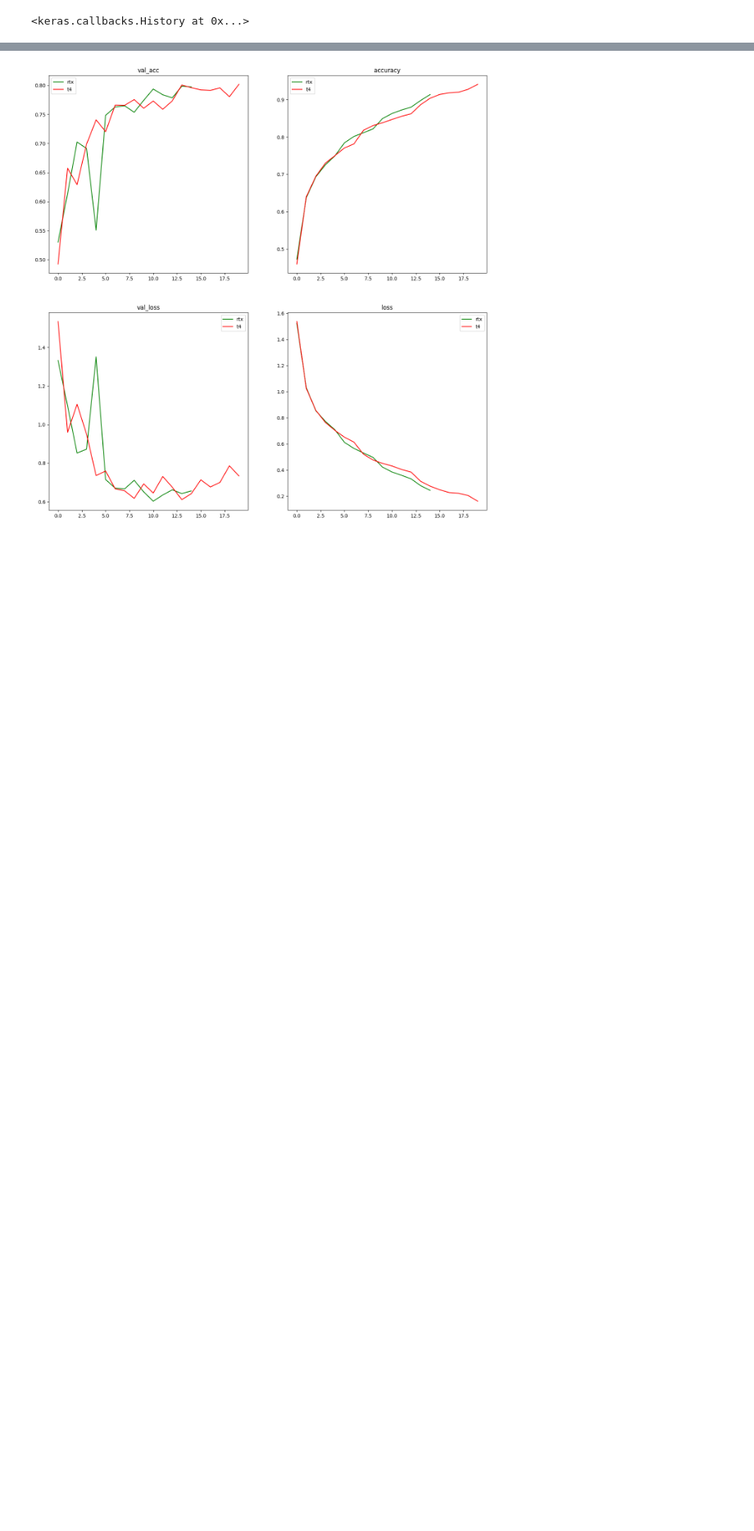
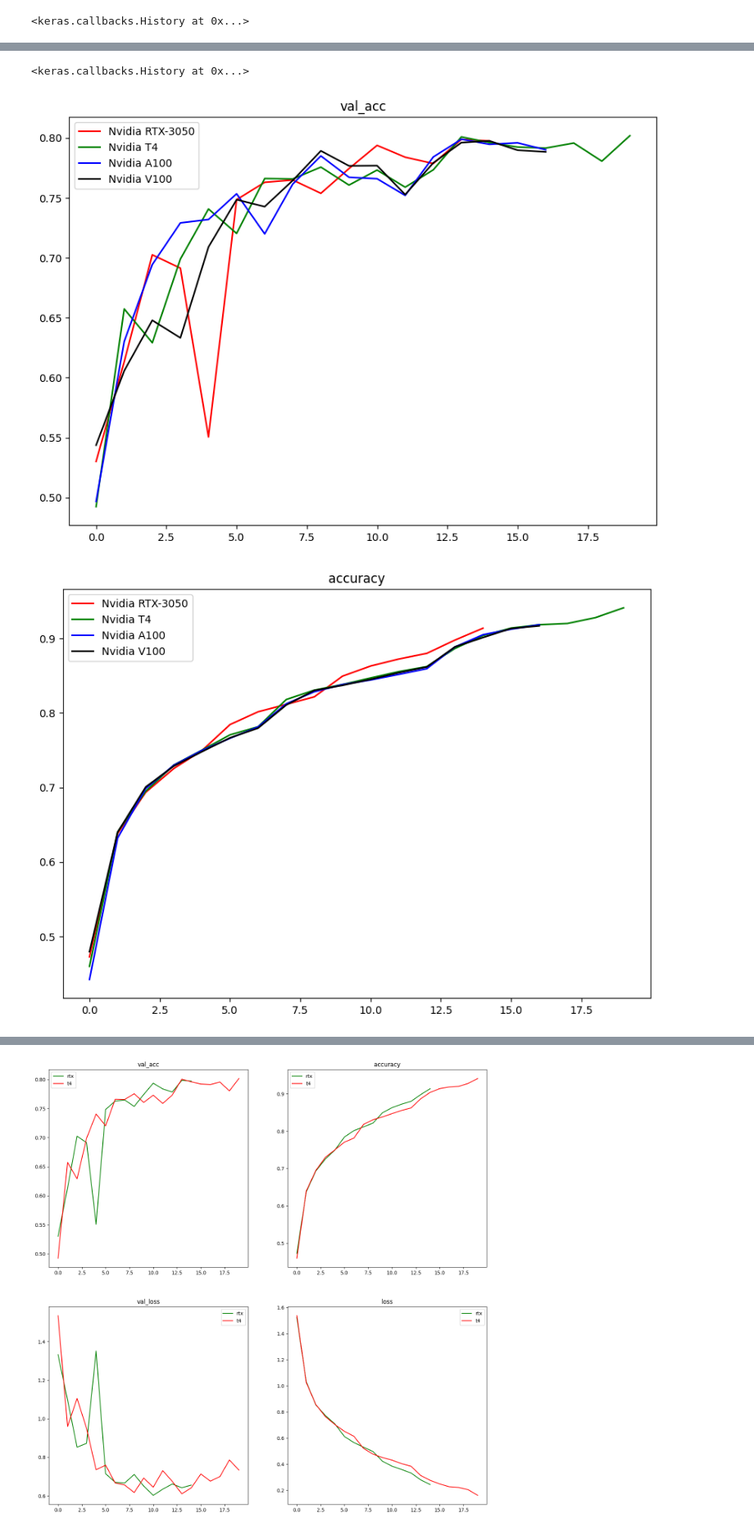
Before and after one commit to Ujjwal-Mk/IEEE, a Jupyter notebook: GPU_Plots.ipynb, the cells around one changed output, grey strips where cells are left out. Shown at 82% size. Drawn from its saved outputs; the diff is of its cells as text; code cells hidden in the pictures; blank space fills up the shorter version.

Commit message:
Finialzing the plots

```diff
--- a/GPU_Plots.ipynb
+++ b/GPU_Plots.ipynb
@@ -54,0 +83,9 @@ hist_dcnn
+# %%
+import pickle
+filepath = "history_var"
+filenames = [model_list[0],model_list[2],model_list[3],model_list[6]]
+vars1 = []
+for i in range(len(filenames)):
+    with open(f"{filepath}/{filenames[i]}", 'rb') as f:
+        vars1.append((pickle.load(f)))
+vars1
@@ -54,0 +97,10 @@ hist_dcnn
+# %%
+with open("history_var/historyeffnetb4","rb") as file:
+    effnet = pickle.load(file)
+effnet
+# %% [output]
+<keras.callbacks.History at 0x...>
+# %%
+vars1_dict = []
+for i in range(len(vars1)):
+    vars1_dict.append(vars1[i].history)
@@ -104,4 +159,11 @@ def json_load(filepath : str ="", filenames : list = []) -> list:
     return var
 # %%
 vars = json_load(filepath="hist_dict",
-          filenames=["history_dcnn_rtx3050.json","history_dcnn_t4.json"])
+          filenames=["history_dcnn_rtx3050.json","history_dcnn_t4.json","history_dcnn_A100.json","history_dcnn_V100.json"])
+# %%
+plot_hist(hist = vars,
+            gpu_names = ["Nvidia RTX-3050","Nvidia T4","Nvidia A100","Nvidia V100"],
+            savefig=True)
+# %% [output]
+[figure, added]
+[figure, added]
```
Also changed, not shown: parts of 10 cells of this notebook, 21 other files.
